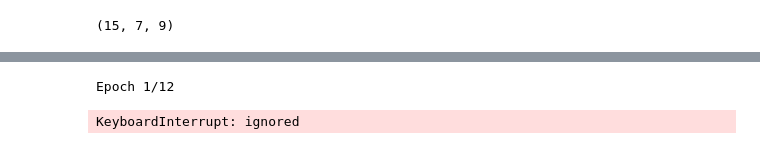
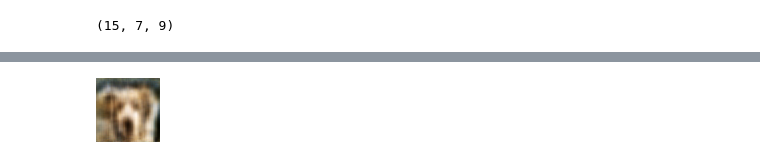
Before and after one commit to luca-arts/luca-arts.github.io, a Jupyter notebook: knowledge/AI/notebooks/Animal_faces_latent_interpolation.ipynb, the cells around one changed output, grey strips where cells are left out. Drawn from its saved outputs; the diff is of its cells as text; code cells hidden in the pictures.

```diff
--- a/knowledge/AI/notebooks/Animal_faces_latent_interpolation.ipynb
+++ b/knowledge/AI/notebooks/Animal_faces_latent_interpolation.ipynb
@@ -258,5 +314,4 @@ Found 1500 images belonging to 3 classes.
-# %%
-autoencoder.fit(train_gen, validation_data=val_gen, epochs=EPOCHS, batch_size=BATCH_SIZE)
-# %% [output]
-Epoch 1/12
-KeyboardInterrupt: ignored
+# %%
+pred_img
+# %% [output]
+[figure, added]
```
Also changed, not shown: parts of 22 cells of this notebook.
